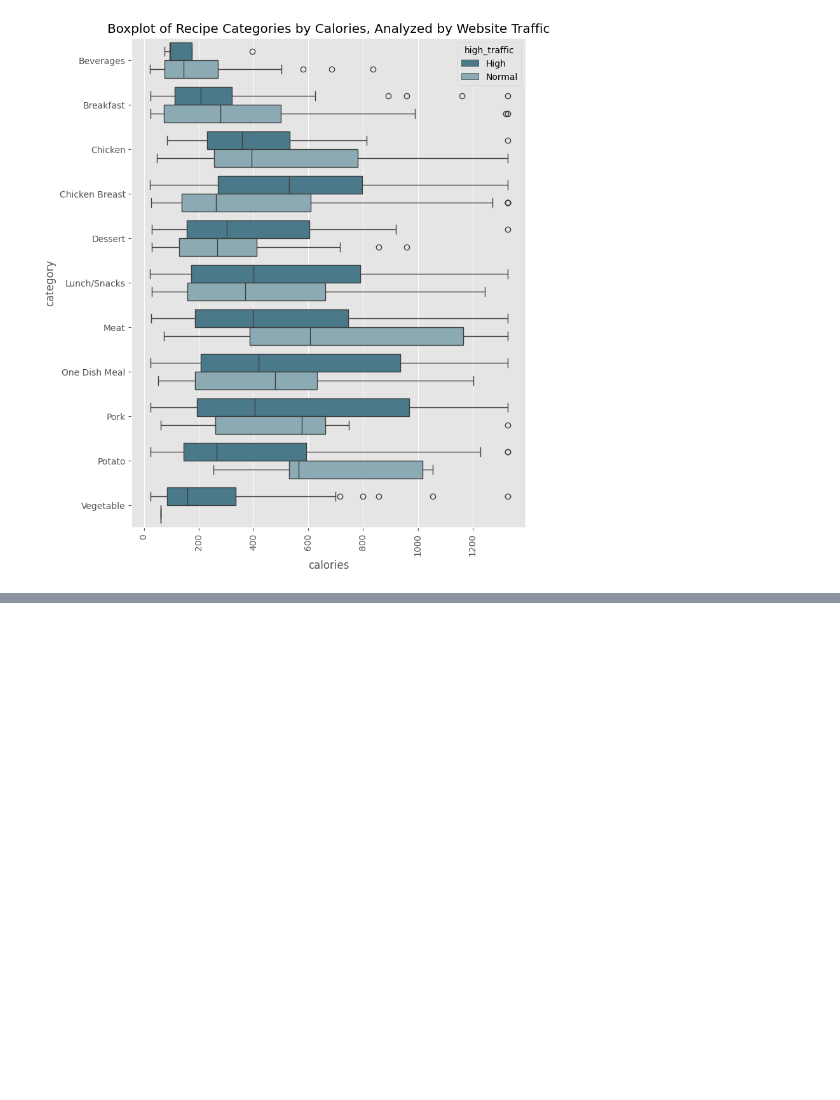
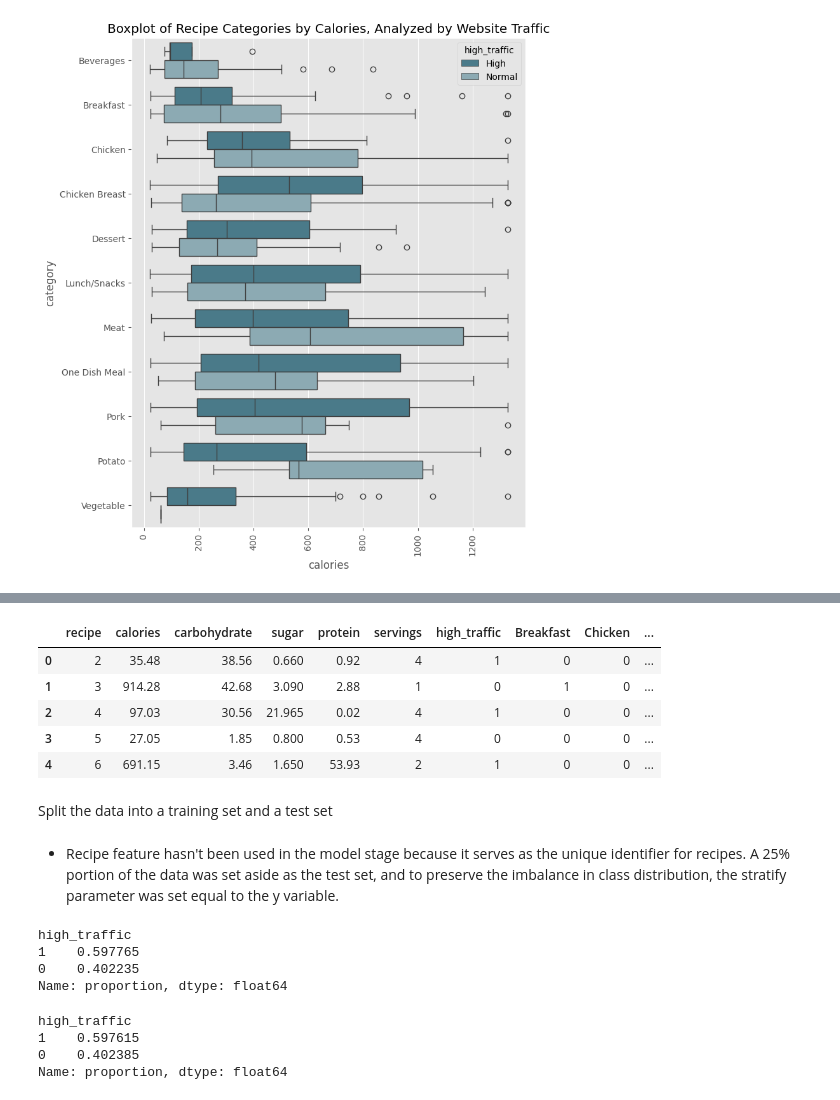
Before and after one commit to kntvrl/predicting_high_traffic_recipes_project, a Jupyter notebook: recipe.ipynb, the cells around one changed output, grey strips where cells are left out. Saved outputs shown, nothing was run; the diff lists cells and outputs as text; code cells hidden in the pictures; blank space fills up the shorter version.

Commit message:
add model fitting

```diff
--- a/recipe.ipynb
+++ b/recipe.ipynb
@@ -667,0 +809,16 @@ plt.show()
+# %%
+category_one_hot = pd.get_dummies(df["category"],drop_first=True).astype(int)
+df.drop("category", axis=1,inplace=True)
+df=pd.concat([df,category_one_hot], axis=1)
+df.head()
+# %% [output]
+|  | recipe | calories | carbohydrate | sugar | protein | servings | high_traffic | Breakfast | Chicken | ... |
+| 0 | 2 | 35.48 | 38.56 | 0.660 | 0.92 | 4 | 1 | 0 | 0 | ... |
+| 1 | 3 | 914.28 | 42.68 | 3.090 | 2.88 | 1 | 0 | 1 | 0 | ... |
+| 2 | 4 | 97.03 | 30.56 | 21.965 | 0.02 | 4 | 1 | 0 | 0 | ... |
+| 3 | 5 | 27.05 | 1.85 | 0.800 | 0.53 | 4 | 0 | 0 | 0 | ... |
+| 4 | 6 | 691.15 | 3.46 | 1.650 | 53.93 | 2 | 1 | 0 | 0 | ... |
+# %% [markdown]
+Split the data into a training set and a test set
+# %% [markdown]
+- Recipe feature hasn't been used in the model stage because it serves as the unique identifier for recipes. A 25% portion of the data was set aside as the test set, and to preserve the imbalance in class distribution, the stratify parameter was set equal to the y variable.
@@ -667,0 +832,15 @@ plt.show()
+# %%
+df["high_traffic"].value_counts(normalize=True)
+# %% [output]
+high_traffic
+1    0.597765
+0    0.402235
+Name: proportion, dtype: float64
+# %%
+# Validation of class imbalance preservation at train set
+y_train.value_counts(normalize=True)
+# %% [output]
+high_traffic
+1    0.597615
+0    0.402385
+Name: proportion, dtype: float64
```
Also changed, not shown: parts of 21 cells of this notebook.
